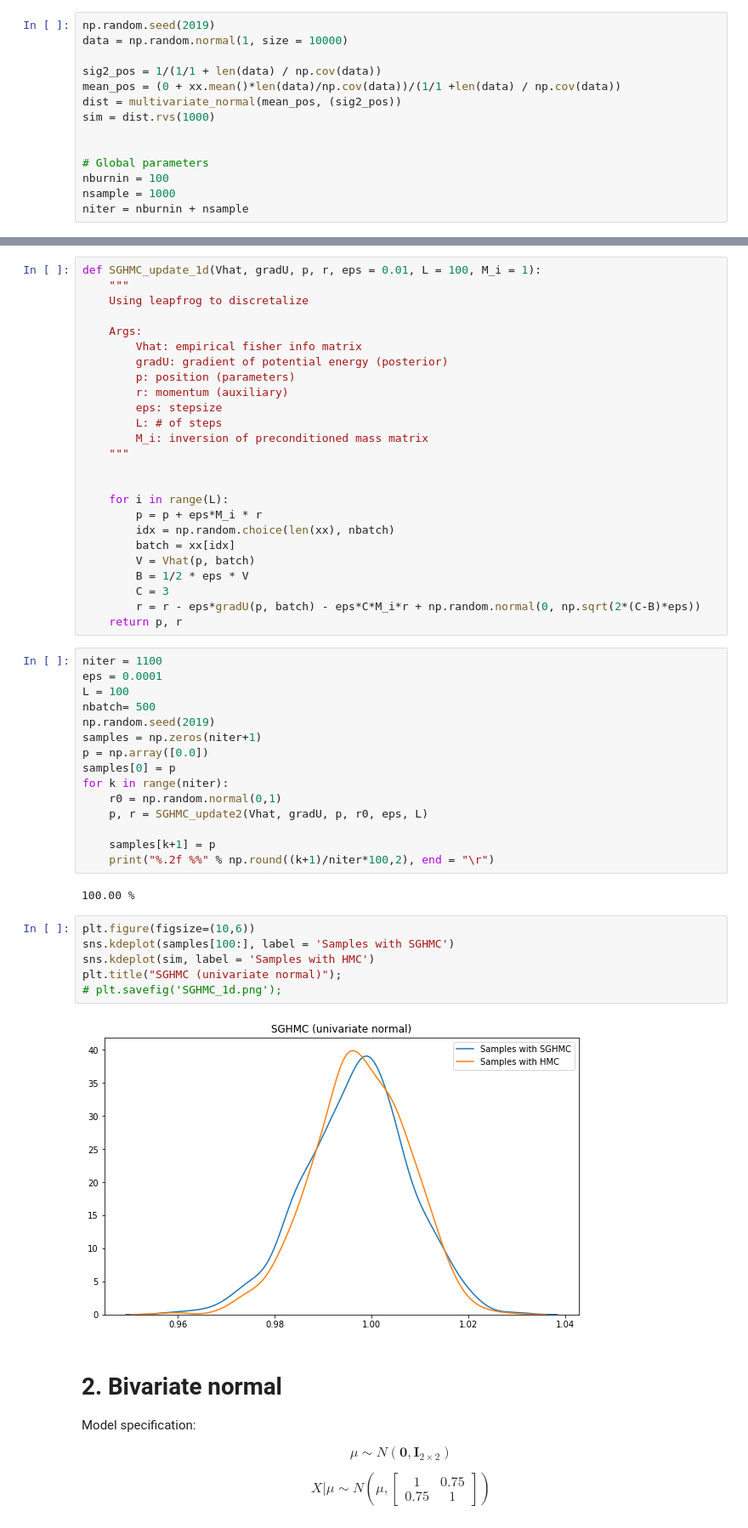
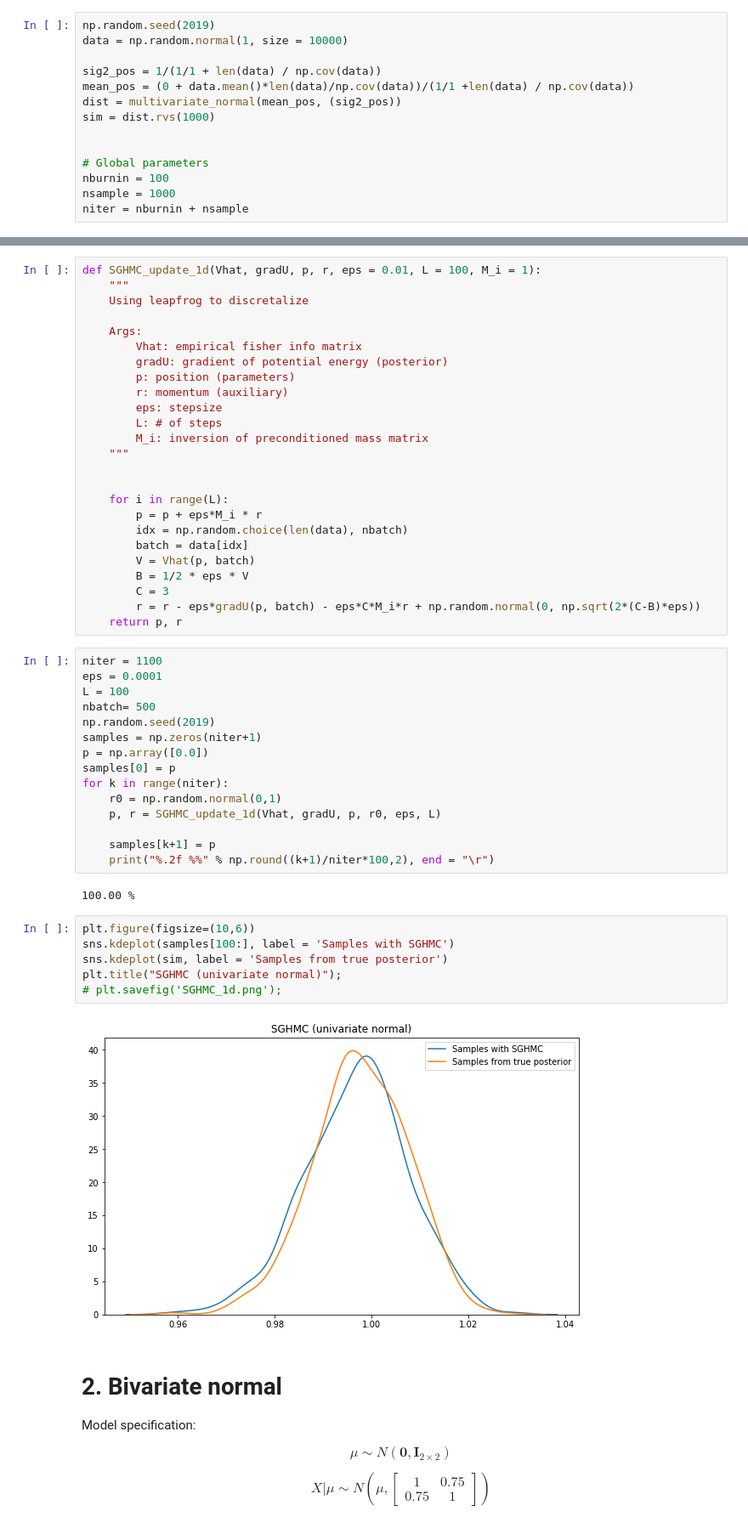
Before and after one commit to Stveshawn/SGHMC, a Jupyter notebook: Simulation/SGHMC_sim.ipynb, the cells around one changed output, grey strips where cells are left out. Shown: that part at 85% size. Cells and saved outputs as stored; diff of their text form.

```diff
--- a/Simulation/SGHMC_sim.ipynb
+++ b/Simulation/SGHMC_sim.ipynb
@@ -21,7 +21,7 @@ np.random.seed(2019)
 data = np.random.normal(1, size = 10000)
 
 sig2_pos = 1/(1/1 + len(data) / np.cov(data))
-mean_pos = (0 + xx.mean()*len(data)/np.cov(data))/(1/1 +len(data) / np.cov(data))
+mean_pos = (0 + data.mean()*len(data)/np.cov(data))/(1/1 +len(data) / np.cov(data))
 dist = multivariate_normal(mean_pos, (sig2_pos))
 sim = dist.rvs(1000)
 
@@ -53,8 +53,8 @@ def SGHMC_update_1d(Vhat, gradU, p, r, eps = 0.01, L = 100, M_i = 1):
 
     for i in range(L):
         p = p + eps*M_i * r
-        idx = np.random.choice(len(xx), nbatch)
-        batch = xx[idx]
+        idx = np.random.choice(len(data), nbatch)
+        batch = data[idx]
         V = Vhat(p, batch)
         B = 1/2 * eps * V
         C = 3
@@ -71,7 +71,7 @@ p = np.array([0.0])
 samples[0] = p
 for k in range(niter):
     r0 = np.random.normal(0,1)
-    p, r = SGHMC_update2(Vhat, gradU, p, r0, eps, L)
+    p, r = SGHMC_update_1d(Vhat, gradU, p, r0, eps, L)
 
     samples[k+1] = p
     print("%.2f %%" % np.round((k+1)/niter*100,2), end = "\r")
@@ -80,11 +80,11 @@ for k in range(niter):
 # %%
 plt.figure(figsize=(10,6))
 sns.kdeplot(samples[100:], label = 'Samples with SGHMC')
-sns.kdeplot(sim, label = 'Samples with HMC')
+sns.kdeplot(sim, label = 'Samples from true posterior')
 plt.title("SGHMC (univariate normal)");
 # plt.savefig('SGHMC_1d.png');
 # %% [output]
-[figure, old version]
+[figure, new version]
 # %% [markdown]
 # 2. Bivariate normal
 
```
Also changed, not shown: parts of 2 cells of this notebook, 3 other files.
